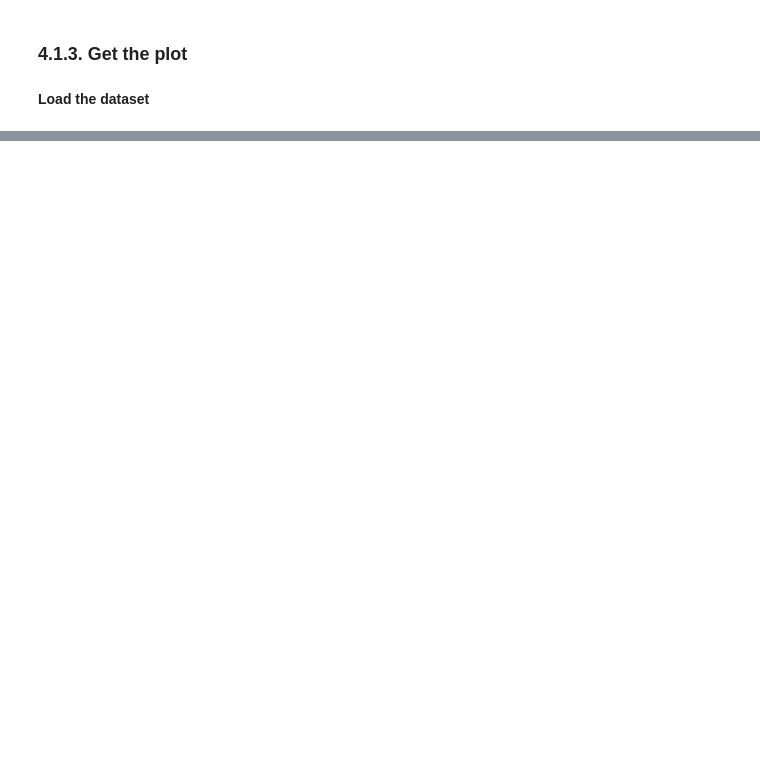
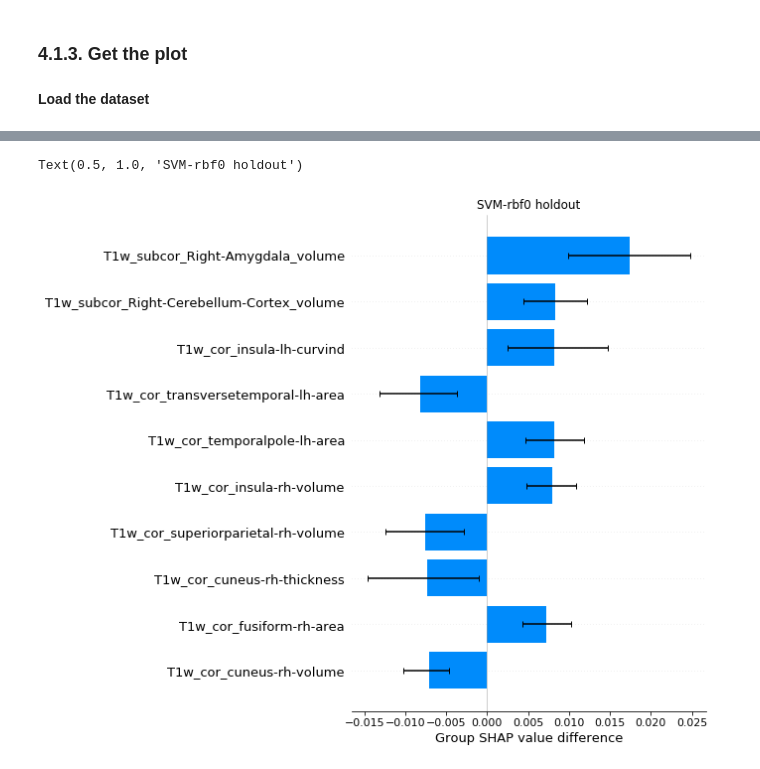
Before and after one commit to RoshanRane/ML_for_IMAGEN, a Jupyter notebook: posthoc_analysis/imagen_VS.ipynb, the cells around one changed output, grey strips where cells are left out. Drawn from its saved outputs; the diff is of its cells as text; code cells hidden in the pictures; blank space fills up the shorter version.

```diff
--- a/posthoc_analysis/imagen_VS.ipynb
+++ b/posthoc_analysis/imagen_VS.ipynb
@@ -232,0 +166,9 @@ Skipping model 'SVM-rbf': 6' as it is taking too long
+# %%
+X_col_names = ho_X_col_names
+sex_mask = ho_list[2].astype(bool)
+# %%
+shap.group_difference_plot(load_shap_values.values, group_mask=sex_mask, feature_names=X_col_names, show=False, max_display=10)
+plt.title("SVM-rbf0 holdout")
+# %% [output]
+Text(0.5, 1.0, 'SVM-rbf0 holdout')
+[figure, added]
```
Also changed, not shown: parts of 122 cells of this notebook, 7 other files.
